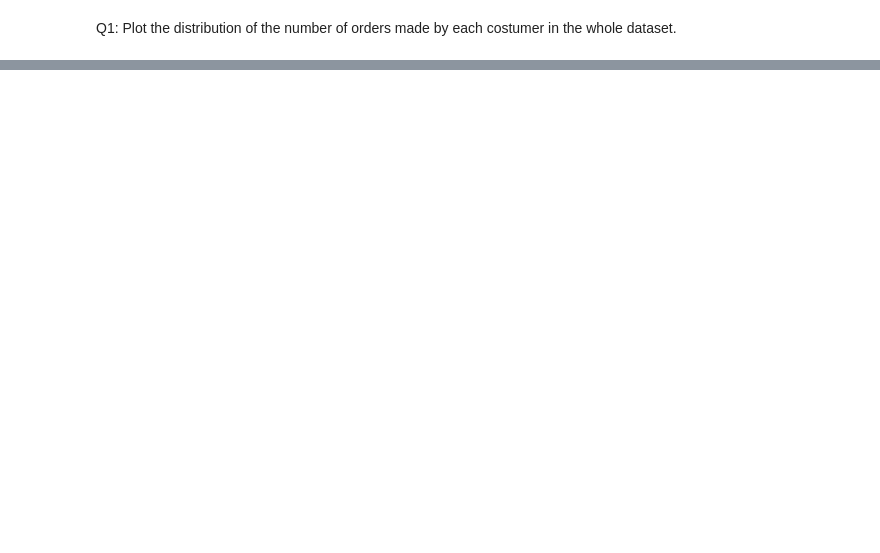
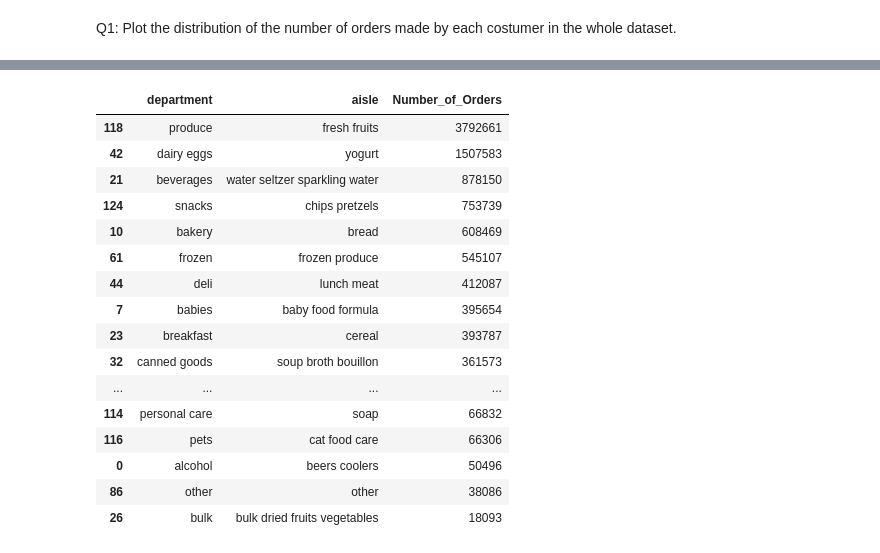
Before and after one commit to SebastienW71/customerAnalysis, a Jupyter notebook: Customer_Analysis_Business_Question.ipynb, the cells around one changed output, grey strips where cells are left out. Cells and saved outputs as stored; diff of their text form; code cells hidden in the pictures; blank space fills up the shorter version.

```diff
--- a/Customer_Analysis_Business_Question.ipynb
+++ b/Customer_Analysis_Business_Question.ipynb
@@ -108,0 +139,5 @@ Q1: Plot the distribution of the number of orders made by each costumer in the w
+# %%
+#Join the table first
+jointable01 = order_products.merge(products, on='product_id', how="left")
+join_department = jointable01.merge(departments, on='department_id', how="left")
+join_a_d = join_department.merge(aisles, on='aisle_id', how="left")
@@ -108,0 +180,5 @@ Q1: Plot the distribution of the number of orders made by each costumer in the w
+# %%
+result04 = join_a_d[['department','aisle']].groupby([join_a_d['department'],join_a_d['aisle']])
+result05 = result04.count()
+result05 = pd.DataFrame({'Number_of_Orders':result05['department']})
+result05
@@ -108,0 +200,3 @@ Q1: Plot the distribution of the number of orders made by each costumer in the w
+# %%
+#index to column
+result06 = result05.reset_index()
@@ -108,0 +217,21 @@ Q1: Plot the distribution of the number of orders made by each costumer in the w
+# %%
+# best selling Aisles in each department
+result06.sort_values('Number_of_Orders', ascending = False).groupby('department').head(1)
+# %% [output]
+|  | department | aisle | Number_of_Orders |
+| 118 | produce | fresh fruits | 3792661 |
+| 42 | dairy eggs | yogurt | 1507583 |
+| 21 | beverages | water seltzer sparkling water | 878150 |
+| 124 | snacks | chips pretzels | 753739 |
+| 10 | bakery | bread | 608469 |
+| 61 | frozen | frozen produce | 545107 |
+| 44 | deli | lunch meat | 412087 |
+| 7 | babies | baby food formula | 395654 |
+| 23 | breakfast | cereal | 393787 |
+| 32 | canned goods | soup broth bouillon | 361573 |
+| ... | ... | ... | ... |
+| 114 | personal care | soap | 66832 |
+| 116 | pets | cat food care | 66306 |
+| 0 | alcohol | beers coolers | 50496 |
+| 86 | other | other | 38086 |
+| 26 | bulk | bulk dried fruits vegetables | 18093 |
```
Also changed, not shown: parts of 12 cells of this notebook.
